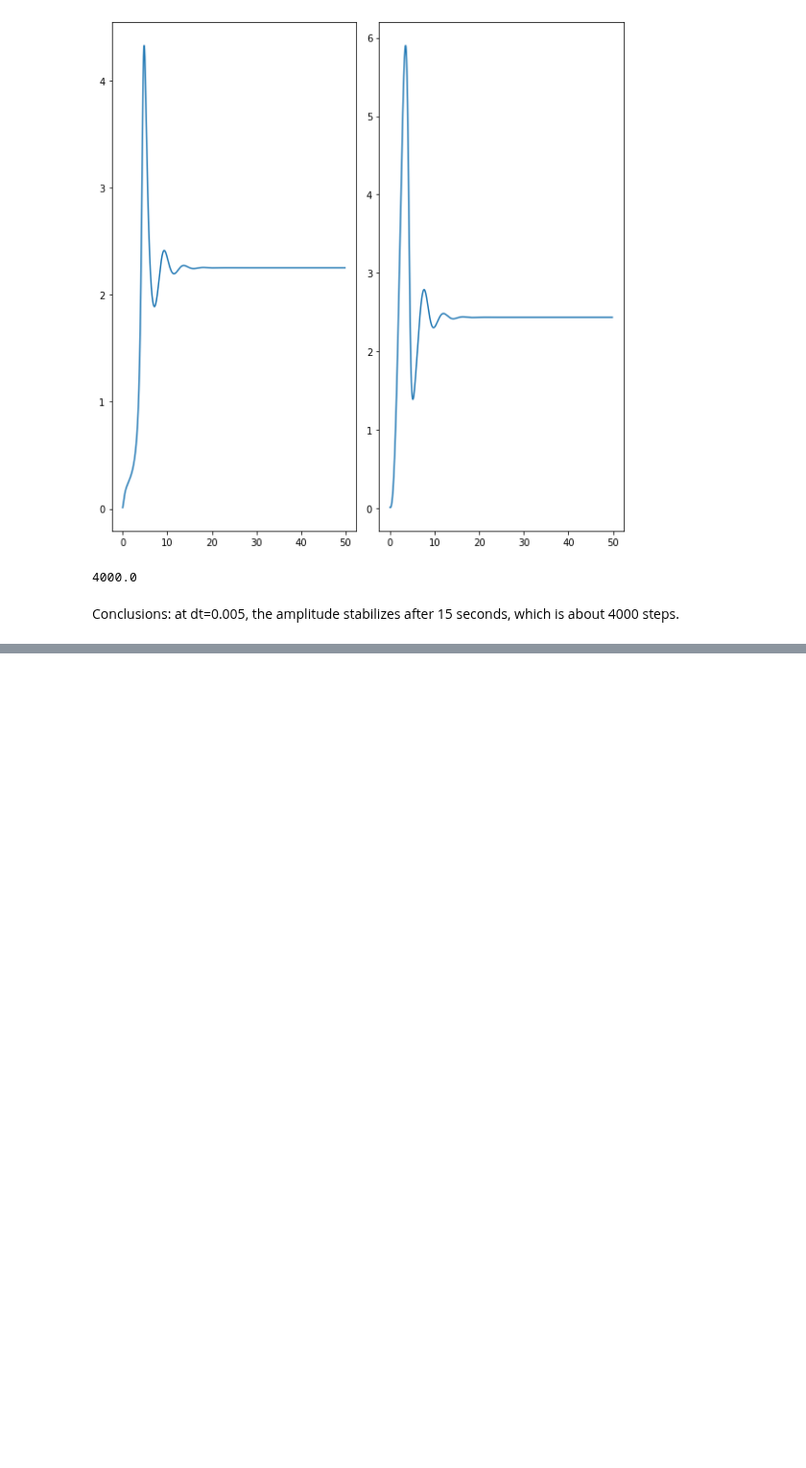
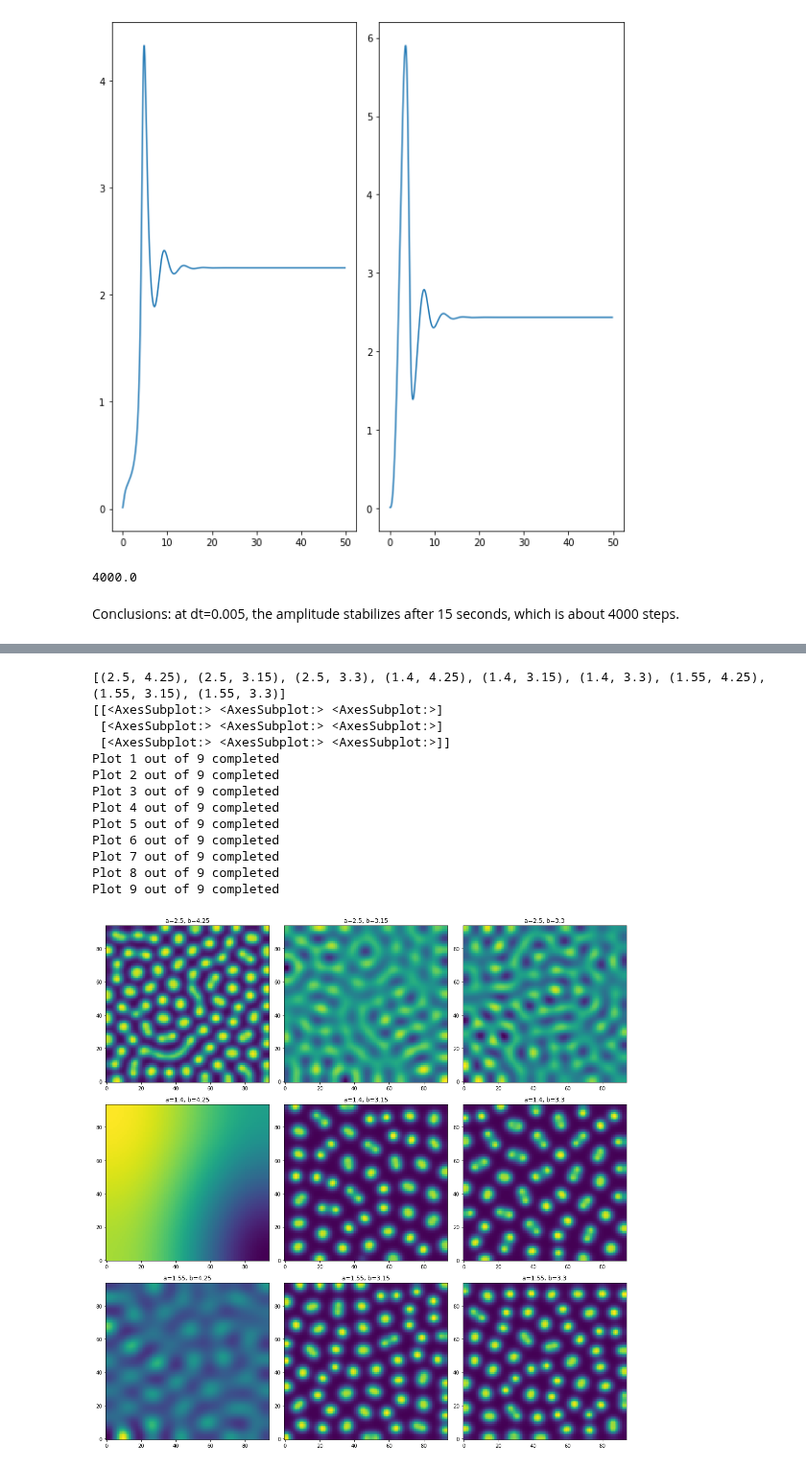
Before and after one commit to l-ada/Turing-models, a Jupyter notebook: brusselator.ipynb, the cells around one changed output, grey strips where cells are left out. Shown at 96% size. Drawn from its saved outputs; the diff is of its cells as text; code cells hidden in the pictures; blank space fills up the shorter version.

```diff
--- a/brusselator.ipynb
+++ b/brusselator.ipynb
@@ -410,0 +411,51 @@ Plot 9 out of 9 completed
+# %%
+a = 1.5
+b = 1+a**2
+perturbations = [1, -0.1, 0.05]
+L = 30*np.pi
+params = [(a + da, b + db) for da in perturbations for db in perturbations]
+print(params)
+
+# Plotting
+
+fig, axes = plt.subplots(3, 3, figsize=(15, 15))
+print(axes)
+axes = [
+    x
+    for xs in axes
+    for x in xs
+]
+# fig2, axes2 = plt.subplots(3,3, figsize = (15,15))
+
+for i in range(len(params)):
+    a_perturbed, b_perturbed = params[i]
+    br = Brusselator(NUM_STEPS=10**4,a=a_perturbed, b=b_perturbed, L=L, method='finite-difference')
+    u_saved, v_saved = perform_simulation(br)
+    N, L, NUM_STEPS, dt = br.N, br.L, br.NUM_STEPS, br.dt
+
+    u = u_saved[-1]
+    print(f"Plot {i+1} out of {len(params)} completed")
+    xs, ys = np.arange(0.0, L, L/N), np.arange(0.0, L, L/N)
+    X, Y = np.meshgrid(xs, ys)
+
+    axes[i].pcolormesh(X, Y, u, shading='auto')
+    axes[i].set_title(f"a={a_perturbed}, b={b_perturbed}")
+
+plt.tight_layout()
+
+plt.show()
+# %% [output]
+[(2.5, 4.25), (2.5, 3.15), (2.5, 3.3), (1.4, 4.25), (1.4, 3.15), (1.4, 3.3), (1.55, 4.25), (1.55, 3.15), (1.55, 3.3)]
+[[<AxesSubplot:> <AxesSubplot:> <AxesSubplot:>]
+ [<AxesSubplot:> <AxesSubplot:> <AxesSubplot:>]
+ [<AxesSubplot:> <AxesSubplot:> <AxesSubplot:>]]
+Plot 1 out of 9 completed
+Plot 2 out of 9 completed
+Plot 3 out of 9 completed
+Plot 4 out of 9 completed
+Plot 5 out of 9 completed
+Plot 6 out of 9 completed
+Plot 7 out of 9 completed
+Plot 8 out of 9 completed
+Plot 9 out of 9 completed
+[figure, added]
```
Also changed, not shown: parts of 2 cells of this notebook.
